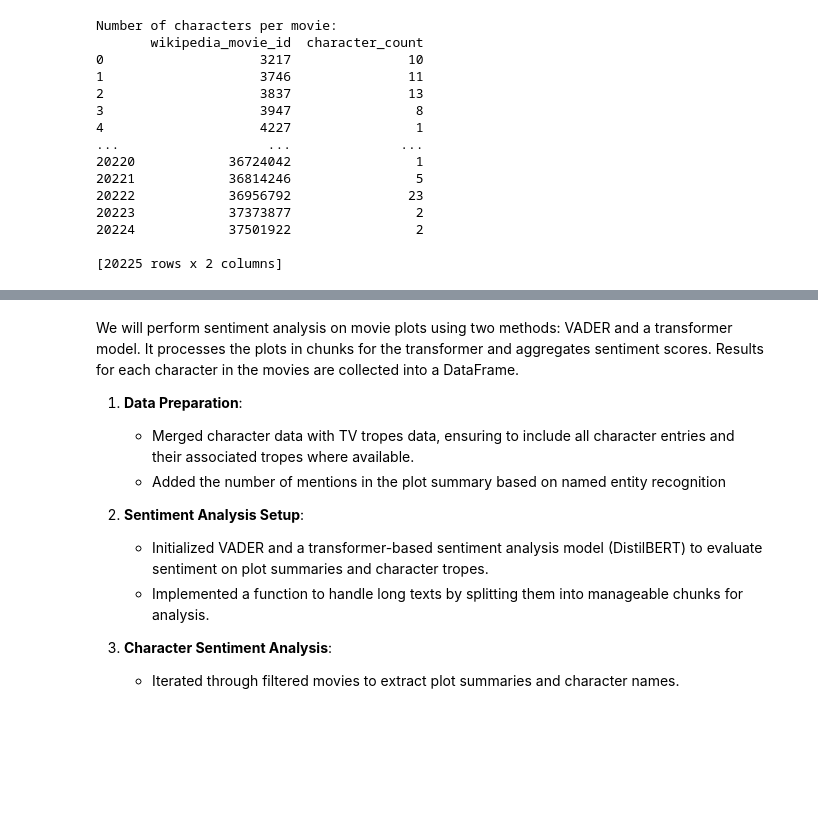
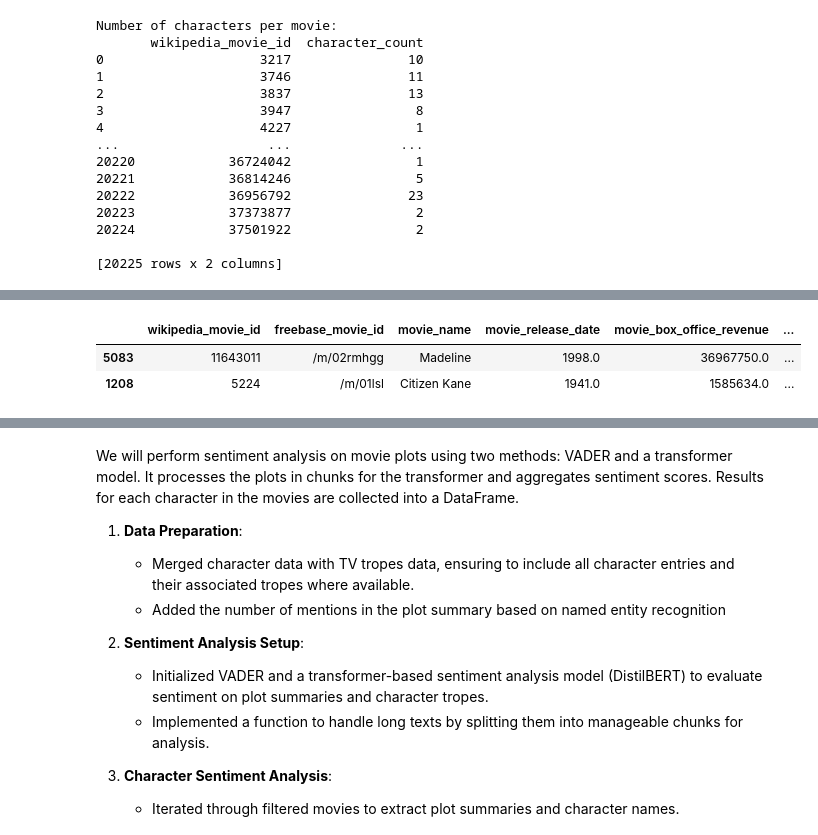
Before and after one commit to arthurEpfl/CMU_MovieCorpus_Data_Analysis, a Jupyter notebook: src/EDA/eda_malak.ipynb, the cells around one changed output, grey strips where cells are left out. Saved outputs shown, nothing was run; the diff lists cells and outputs as text; code cells hidden in the pictures; blank space fills up the shorter version.

```diff
--- a/src/EDA/eda_malak.ipynb
+++ b/src/EDA/eda_malak.ipynb
@@ -43,9 +282,9 @@ stemmer = PorterStemmer()         # For Stemming (optional)
 # %%
-movies = pd.read_csv('../data/MovieSummaries/movie.metadata.tsv', sep='\t', header=None)
+movies = pd.read_csv('../data/processed/merged_movies.csv')
 characters = pd.read_csv('../data/MovieSummaries/character.metadata.tsv', sep = '\t', header = None)
 
 name_clusters = pd.read_csv('../data/MovieSummaries/name.clusters.txt', sep = '\t', header = None)
-summaries = pd.read_csv('../data/MovieSummaries/plot_summaries.txt', sep = '\t', header = None)
+summaries = pd.read_csv('../data/processed/summaries_preprocessed.csv')
 tv_tropes = pd.read_csv('../data/MovieSummaries/tvtropes.clusters.txt', sep = '\t', header = None)
 # %%
 movies.sample(2)
@@ -80,5 +319,3 @@ tv_tropes.sample(2)
 # %%
-movies.columns = ['wikipedia_movie_id', 'freebase_movie_id', 'movie_name', 'movie_release_date', 'movie_box_office_revenue', 'movie_runtime', 'movie_languages', 'movie_countries', 'movie_genres']
 name_clusters.columns = ['name', 'freebase_movie_id']
-summaries.columns = ['wikipedia_movie_id', 'plot_summary']
 characters.columns = ['wikipedia_movie_id', 'freebase_movie_id', 'movie_release_date', 'character_name', 'actor_birth', 'actor_gender', 'actor_height', 'actor_ethnicity', 'actor_name', 'actor_age', 'freebase_character_map', 'freebase_character_id', 'freebase_actor_id']
@@ -112,5 +322,3 @@ number of duplicated according to title of the movie :  6263
-# %%
-summaries=summaries.dropna()
 # %%
 characters=characters.dropna(subset=['wikipedia_movie_id', 'character_name'])
 # %% [markdown]
@@ -378,2 +594,4 @@ Unique entries in filtered_movies: 23068, Total entries: 23068
 Unique entries in summaries: 42303, Total entries: 42303
+# %%
+filtered_movies = filtered_movies.drop_duplicates()
 # %% [markdown]
@@ -486,0 +642,6 @@ KeyboardInterrupt:
+# %%
+filtered_movies.sample(2)
+# %% [output]
+|  | wikipedia_movie_id | freebase_movie_id | movie_name | movie_release_date | movie_box_office_revenue | ... |
+| 5083 | 11643011 | /m/02rmhgg | Madeline | 1998.0 | 36967750.0 | ... |
+| 1208 | 5224 | /m/01lsl | Citizen Kane | 1941.0 | 1585634.0 | ... |
```
Also changed, not shown: parts of 48 cells of this notebook, 1 other file.
